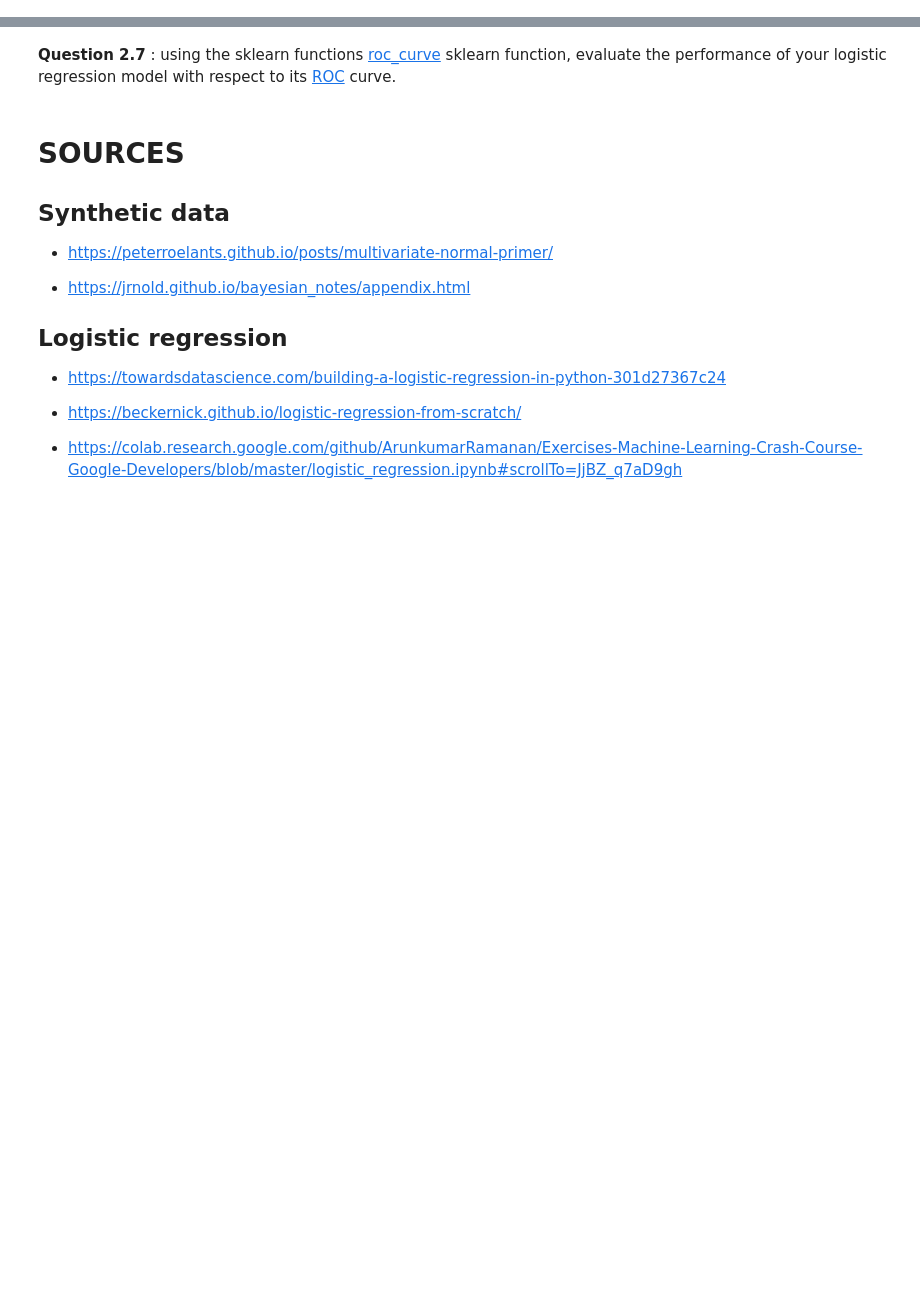
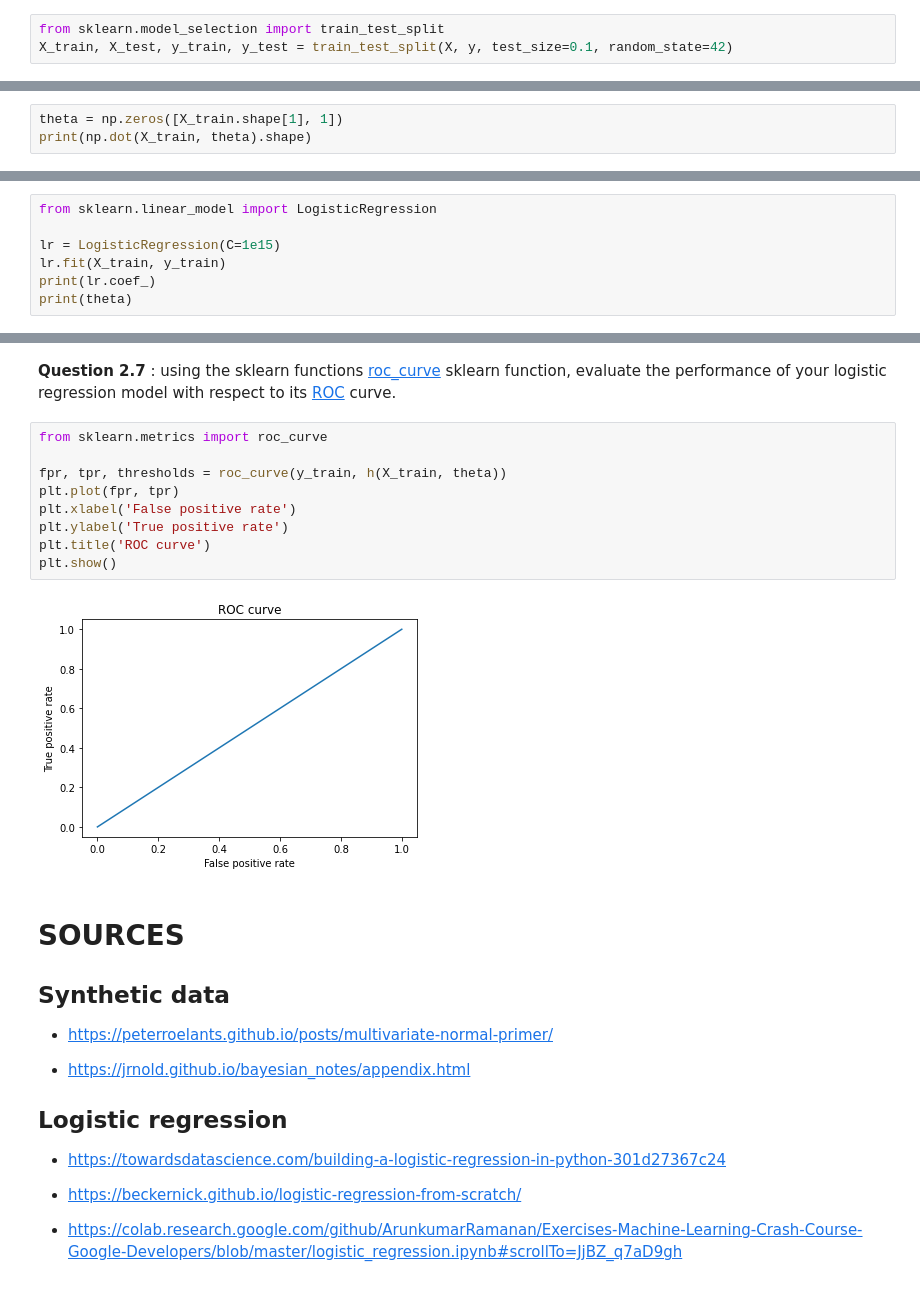
Before and after one commit to thomas40510/MLMythe, a Jupyter notebook: TP2/TP2.ipynb, the cells around one changed output, grey strips where cells are left out. Cells and saved outputs as stored; diff of their text form; blank space fills up the shorter version.

```diff
--- a/TP2/TP2.ipynb
+++ b/TP2/TP2.ipynb
@@ -125,5 +148,8 @@ plt.show()
 # %% [markdown]
 **Question 1.4**: create a partition of the dataset that splits it into training / test sets with a ratio of 90 / 10 %, using the scikit [train_test_split](https://scikit-learn.org/stable/modules/generated/sklearn.model_selection.train_test_split.html) function.
+# %%
+from sklearn.model_selection import train_test_split
+X_train, X_test, y_train, y_test = train_test_split(X, y, test_size=0.1, random_state=42)
 # %% [markdown]
 # 2. Logistic regression
 # %% [markdown]
@@ -177,3 +237,6 @@ Write a function `def gradient(x,y,theta):` that takes as inputs $x$ and $y$, re
 **Question 2.4** : now you can apply your `gradient` function within a classical gradient descent algorithm to estimate the $\theta$ parameters. Find empirically a minimal number of iterations in your gradient descent to have a "satisfying" estimation.
 
 *tips* : use your `cost_func` function to compute the values of your cost function at each iteration and plot it. Basically, when the cost reaches a plateau, then your optimization is done.
+# %%
+theta = np.zeros([X_train.shape[1], 1])
+print(np.dot(X_train, theta).shape)
@@ -181,3 +263,10 @@ Write a function `def gradient(x,y,theta):` that takes as inputs $x$ and $y$, re
 **Question 2.5** : compare the $\theta$ values from your logistic regression implementation with the one from the sklearn [LogisticRegressionn](https://scikit-learn.org/stable/modules/generated/sklearn.linear_model.LogisticRegression.html) function.
 
 Since sklearn's LogisticRegression automatically does L2 regularization (which we did not implement), set C=1e15 to turn off regularization.
+# %%
+from sklearn.linear_model import LogisticRegression
+
+lr = LogisticRegression(C=1e15)
+lr.fit(X_train, y_train)
+print(lr.coef_)
+print(theta)
@@ -188,5 +290,16 @@ Since sklearn's LogisticRegression automatically does L2 regularization (which w
 # %% [markdown]
 **Question 2.7** : using the sklearn functions [roc_curve](https://scikit-learn.org/stable/modules/generated/sklearn.metrics.roc_curve.html) sklearn function, evaluate the performance of your logistic regression model with respect to its [ROC](https://en.wikipedia.org/wiki/Receiver_operating_characteristic) curve.
+# %%
+from sklearn.metrics import roc_curve
+
+fpr, tpr, thresholds = roc_curve(y_train, h(X_train, theta))
+plt.plot(fpr, tpr)
+plt.xlabel('False positive rate')
+plt.ylabel('True positive rate')
+plt.title('ROC curve')
+plt.show()
+# %% [output]
+[figure, added]
 # %% [markdown]
 # SOURCES
 
```
Also changed, not shown: parts of 9 cells of this notebook.
